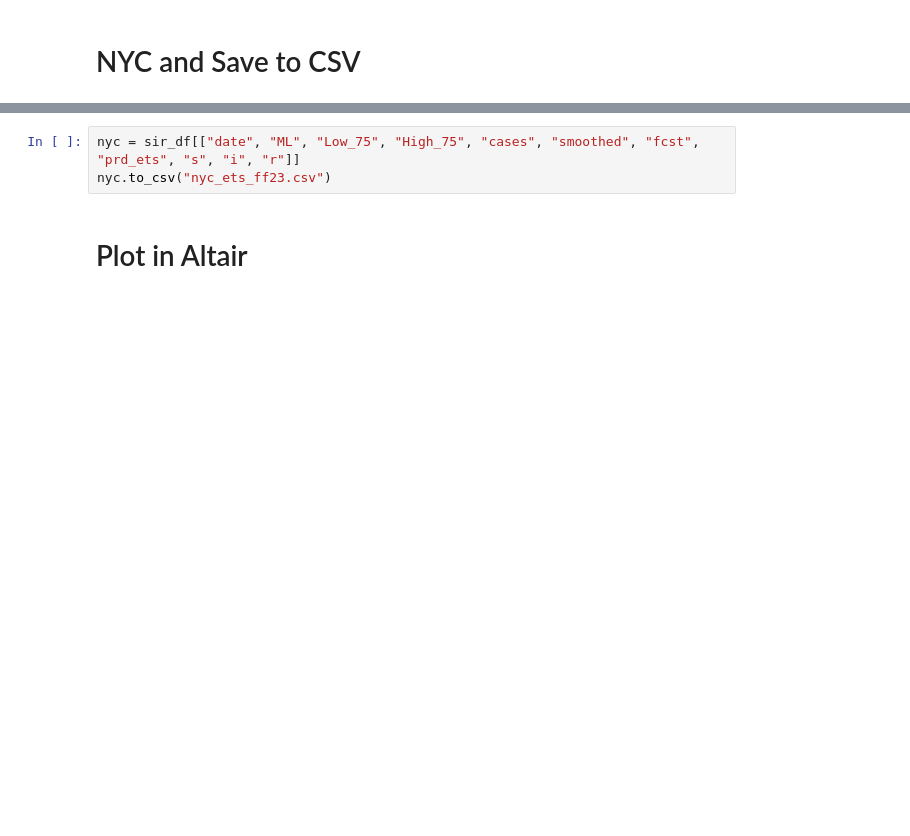
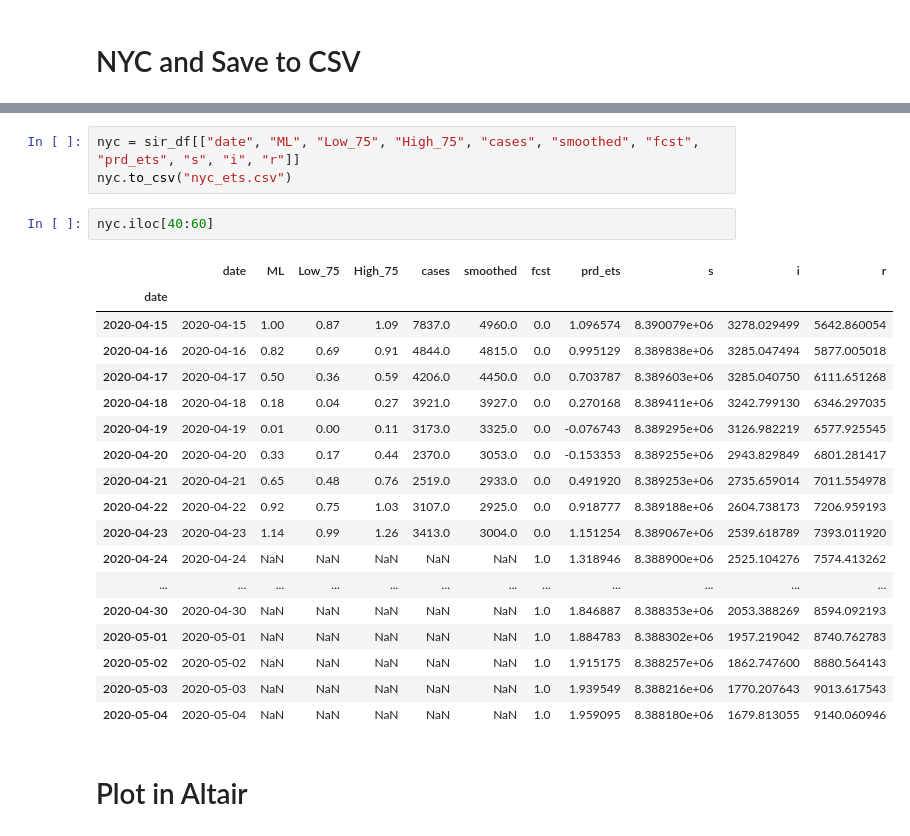
Before and after one commit to mmastand/chime, a Jupyter notebook: modeling/DynamicRt_Best_counties.ipynb, the cells around one changed output, grey strips where cells are left out. Cells and saved outputs as stored; diff of their text form; blank space fills up the shorter version.

```diff
--- a/modeling/DynamicRt_Best_counties.ipynb
+++ b/modeling/DynamicRt_Best_counties.ipynb
@@ -677,6 +853,27 @@ See the caveats in the documentation: https://pandas.pydata.org/pandas-docs/stab
 # %%
 nyc = sir_df[["date", "ML", "Low_75", "High_75", "cases", "smoothed", "fcst", "prd_ets", "s", "i", "r"]]
-nyc.to_csv("nyc_ets_ff23.csv")
+nyc.to_csv("nyc_ets.csv")
+# %%
+nyc.iloc[40:60]
+# %% [output]
+|  | date | ML | Low_75 | High_75 | cases | smoothed | fcst | prd_ets | s | i | r |
+| date |  |  |  |  |  |  |  |  |  |  |  |
+| 2020-04-15 | 2020-04-15 | 1.00 | 0.87 | 1.09 | 7837.0 | 4960.0 | 0.0 | 1.096574 | 8.390079e+06 | 3278.029499 | 5642.860054 |
+| 2020-04-16 | 2020-04-16 | 0.82 | 0.69 | 0.91 | 4844.0 | 4815.0 | 0.0 | 0.995129 | 8.389838e+06 | 3285.047494 | 5877.005018 |
+| 2020-04-17 | 2020-04-17 | 0.50 | 0.36 | 0.59 | 4206.0 | 4450.0 | 0.0 | 0.703787 | 8.389603e+06 | 3285.040750 | 6111.651268 |
+| 2020-04-18 | 2020-04-18 | 0.18 | 0.04 | 0.27 | 3921.0 | 3927.0 | 0.0 | 0.270168 | 8.389411e+06 | 3242.799130 | 6346.297035 |
+| 2020-04-19 | 2020-04-19 | 0.01 | 0.00 | 0.11 | 3173.0 | 3325.0 | 0.0 | -0.076743 | 8.389295e+06 | 3126.982219 | 6577.925545 |
+| 2020-04-20 | 2020-04-20 | 0.33 | 0.17 | 0.44 | 2370.0 | 3053.0 | 0.0 | -0.153353 | 8.389255e+06 | 2943.829849 | 6801.281417 |
+| 2020-04-21 | 2020-04-21 | 0.65 | 0.48 | 0.76 | 2519.0 | 2933.0 | 0.0 | 0.491920 | 8.389253e+06 | 2735.659014 | 7011.554978 |
+| 2020-04-22 | 2020-04-22 | 0.92 | 0.75 | 1.03 | 3107.0 | 2925.0 | 0.0 | 0.918777 | 8.389188e+06 | 2604.738173 | 7206.959193 |
+| 2020-04-23 | 2020-04-23 | 1.14 | 0.99 | 1.26 | 3413.0 | 3004.0 | 0.0 | 1.151254 | 8.389067e+06 | 2539.618789 | 7393.011920 |
+| 2020-04-24 | 2020-04-24 | NaN | NaN | NaN | NaN | NaN | 1.0 | 1.318946 | 8.388900e+06 | 2525.104276 | 7574.413262 |
+| ... | ... | ... | ... | ... | ... | ... | ... | ... | ... | ... | ... |
+| 2020-04-30 | 2020-04-30 | NaN | NaN | NaN | NaN | NaN | 1.0 | 1.846887 | 8.388353e+06 | 2053.388269 | 8594.092193 |
+| 2020-05-01 | 2020-05-01 | NaN | NaN | NaN | NaN | NaN | 1.0 | 1.884783 | 8.388302e+06 | 1957.219042 | 8740.762783 |
+| 2020-05-02 | 2020-05-02 | NaN | NaN | NaN | NaN | NaN | 1.0 | 1.915175 | 8.388257e+06 | 1862.747600 | 8880.564143 |
+| 2020-05-03 | 2020-05-03 | NaN | NaN | NaN | NaN | NaN | 1.0 | 1.939549 | 8.388216e+06 | 1770.207643 | 9013.617543 |
+| 2020-05-04 | 2020-05-04 | NaN | NaN | NaN | NaN | NaN | 1.0 | 1.959095 | 8.388180e+06 | 1679.813055 | 9140.060946 |
 # %% [markdown]
 # Plot in Altair
 # %%
```
Also changed, not shown: parts of 18 cells of this notebook, 2 other files.
